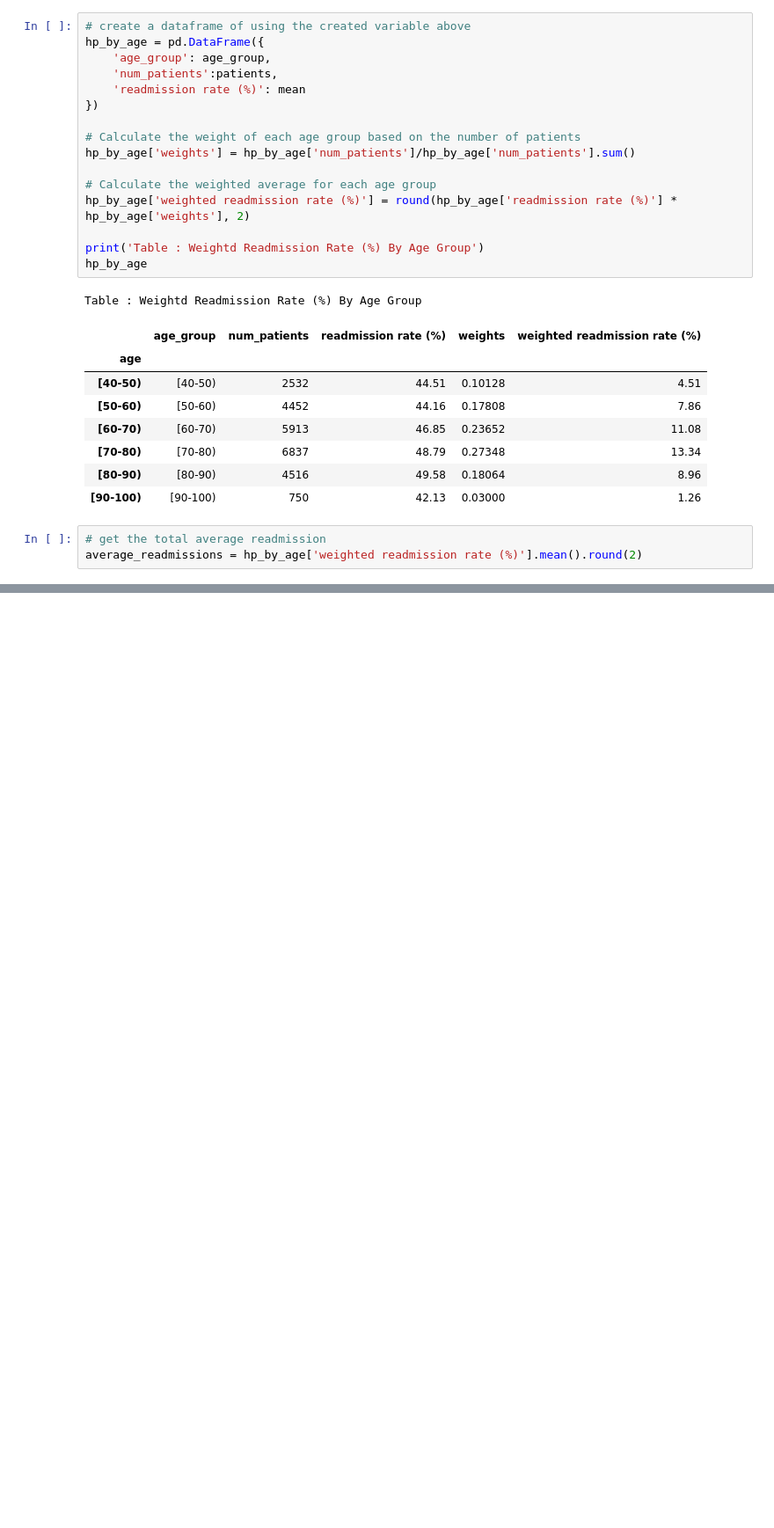
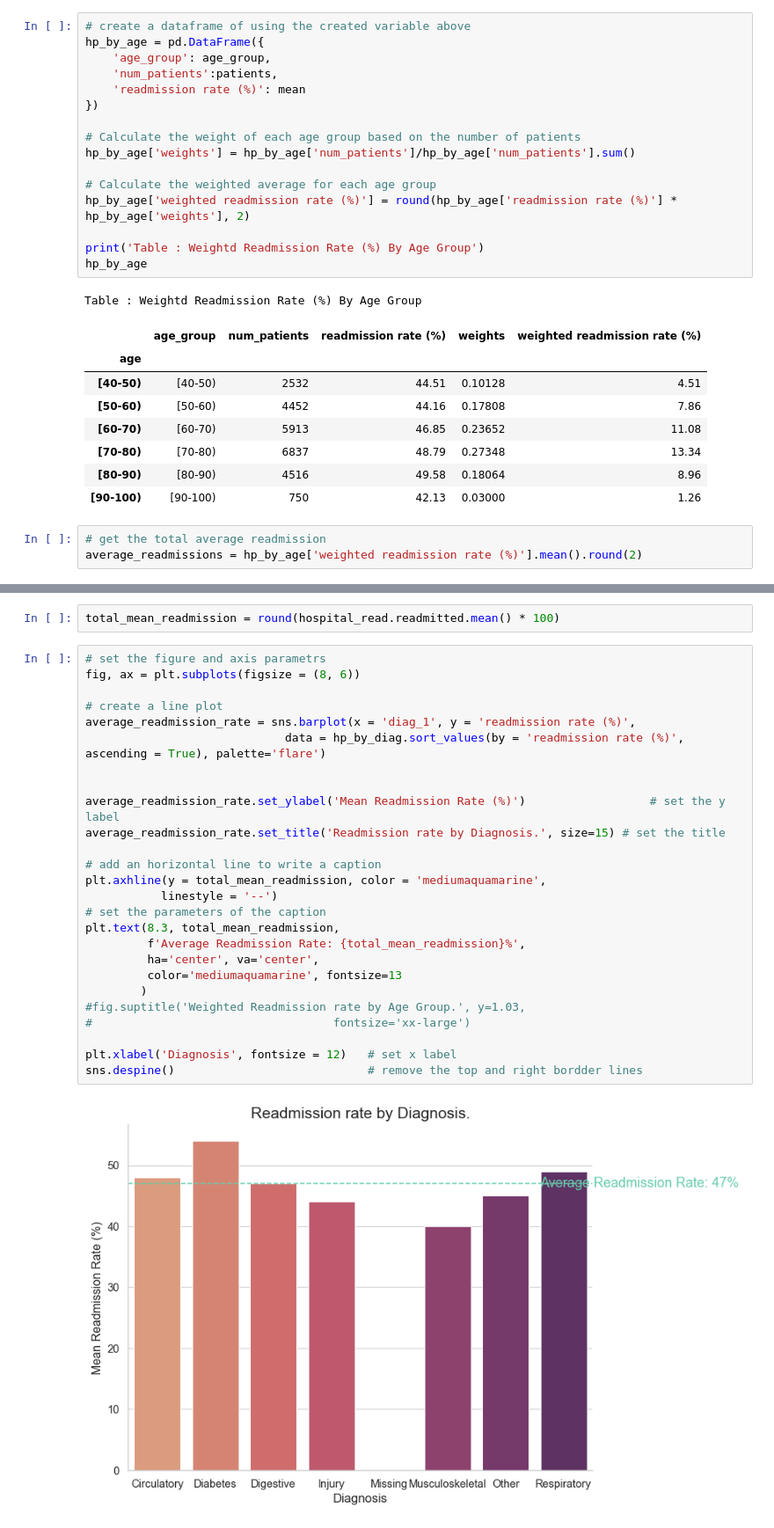
Before and after one commit to SirTee12/Reducing-Hospital-Readmission, a Jupyter notebook: Reducing-Hospital-Readmissions.ipynb, the cells around one changed output, grey strips where cells are left out. Shown at 88% size. Drawn from its saved outputs; the diff is of its cells as text; blank space fills up the shorter version.

```diff
--- a/Reducing-Hospital-Readmissions.ipynb
+++ b/Reducing-Hospital-Readmissions.ipynb
@@ -709,0 +685,30 @@ sns.despine()                            # remove the top and right bordder line
+# %%
+total_mean_readmission = round(hospital_read.readmitted.mean() * 100)
+# %%
+# set the figure and axis parametrs
+fig, ax = plt.subplots(figsize = (8, 6))
+
+# create a line plot
+average_readmission_rate = sns.barplot(x = 'diag_1', y = 'readmission rate (%)',
+                             data = hp_by_diag.sort_values(by = 'readmission rate (%)', ascending = True), palette='flare')
+
+
+average_readmission_rate.set_ylabel('Mean Readmission Rate (%)')                  # set the y label
+average_readmission_rate.set_title('Readmission rate by Diagnosis.', size=15) # set the title
+
+# add an horizontal line to write a caption
+plt.axhline(y = total_mean_readmission, color = 'mediumaquamarine',
+           linestyle = '--')
+# set the parameters of the caption
+plt.text(8.3, total_mean_readmission,
+         f'Average Readmission Rate: {total_mean_readmission}%',
+         ha='center', va='center',
+         color='mediumaquamarine', fontsize=13
+        )
+#fig.suptitle('Weighted Readmission rate by Age Group.', y=1.03,
+#                                   fontsize='xx-large')
+
+plt.xlabel('Diagnosis', fontsize = 12)   # set x label
+sns.despine()                            # remove the top and right bordder lines
+# %% [output]
+[figure, added]
```
Also changed, not shown: parts of 7 cells of this notebook.
